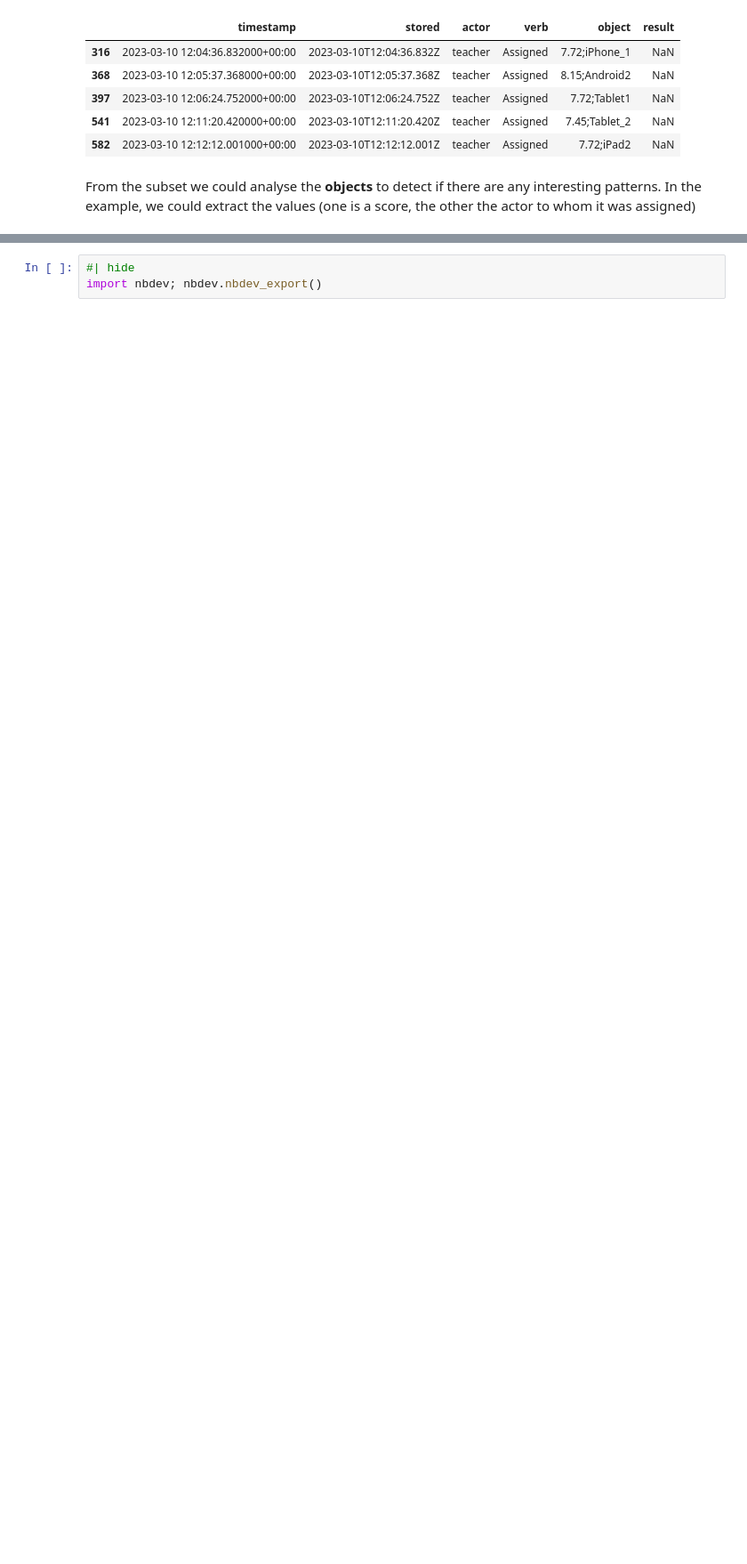
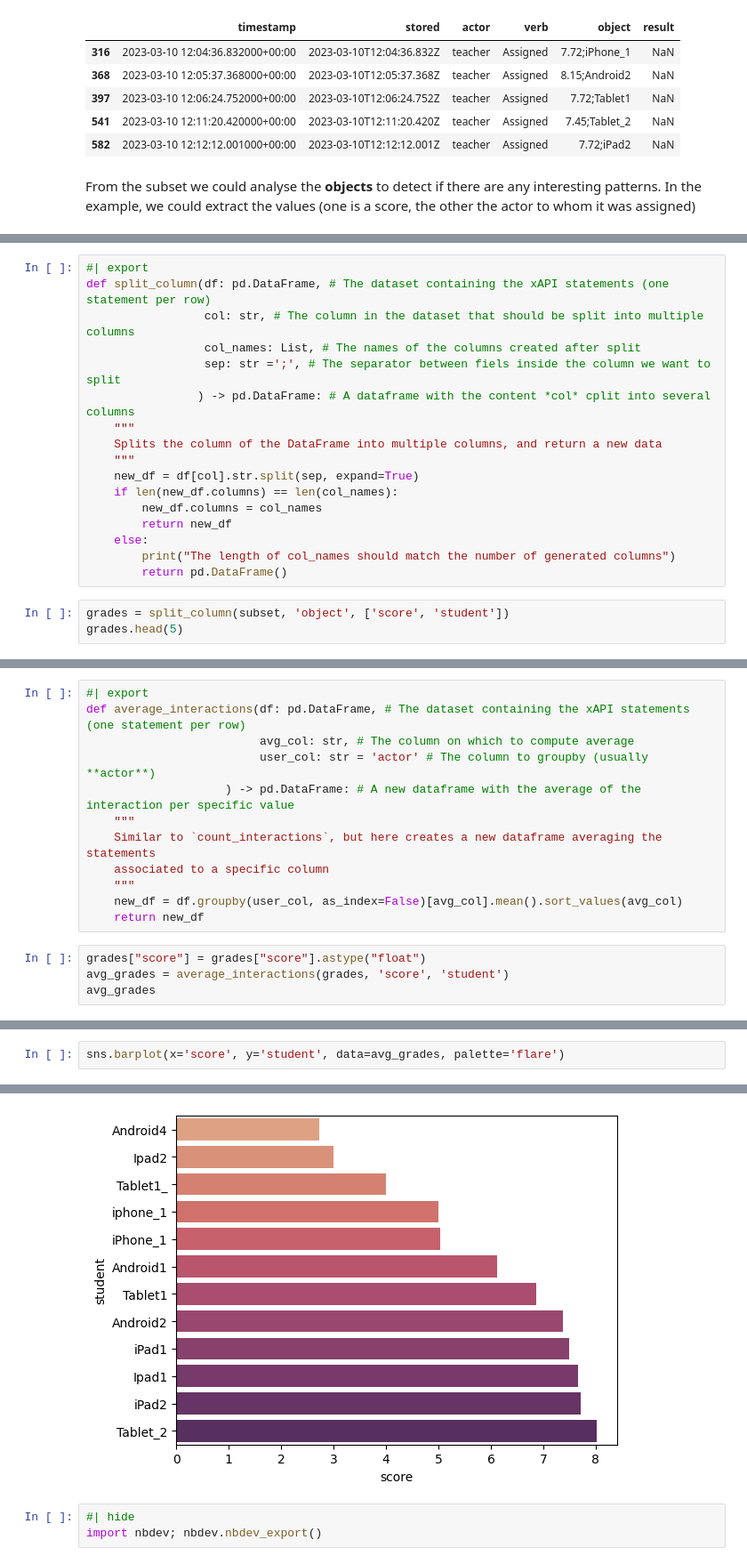
Before and after one commit to Stocastico/xapi_analysis, a Jupyter notebook: nbs/01_input_csv.ipynb, the cells around one changed output, grey strips where cells are left out. Shown at 89% size. Saved outputs shown, nothing was run; the diff lists cells and outputs as text; blank space fills up the shorter version.

```diff
--- a/nbs/01_input_csv.ipynb
+++ b/nbs/01_input_csv.ipynb
@@ -222,0 +219,20 @@ def split_column():
+# %%
+#| export
+def split_column(df: pd.DataFrame, # The dataset containing the xAPI statements (one statement per row)
+                 col: str, # The column in the dataset that should be split into multiple columns
+                 col_names: List, # The names of the columns created after split
+                 sep: str =';', # The separator between fiels inside the column we want to split
+                ) -> pd.DataFrame: # A dataframe with the content *col* cplit into several columns
+    """
+    Splits the column of the DataFrame into multiple columns, and return a new data
+    """
+    new_df = df[col].str.split(sep, expand=True)
+    if len(new_df.columns) == len(col_names):
+        new_df.columns = col_names
+        return new_df
+    else:
+        print("The length of col_names should match the number of generated columns")
+        return pd.DataFrame()
+# %%
+grades = split_column(subset, 'object', ['score', 'student'])
+grades.head(5)
@@ -222,0 +246,16 @@ def split_column():
+# %%
+#| export
+def average_interactions(df: pd.DataFrame, # The dataset containing the xAPI statements (one statement per row)
+                         avg_col: str, # The column on which to compute average
+                         user_col: str = 'actor' # The column to groupby (usually **actor**)
+                    ) -> pd.DataFrame: # A new dataframe with the average of the interaction per specific value
+    """
+    Similar to `count_interactions`, but here creates a new dataframe averaging the statements
+    associated to a specific column
+    """
+    new_df = df.groupby(user_col, as_index=False)[avg_col].mean().sort_values(avg_col)
+    return new_df
+# %%
+grades["score"] = grades["score"].astype("float")
+avg_grades = average_interactions(grades, 'score', 'student')
+avg_grades
@@ -222,0 +276,3 @@ def split_column():
+# %%
+sns.barplot(x='score', y='student', data=avg_grades, palette='flare')
+# %% [output]
@@ -223,3 +280,4 @@ def split_column():
+[figure, added]
 # %%
 #| hide
 import nbdev; nbdev.nbdev_export()
```
Also changed, not shown: parts of 8 cells of this notebook, 8 other files.
